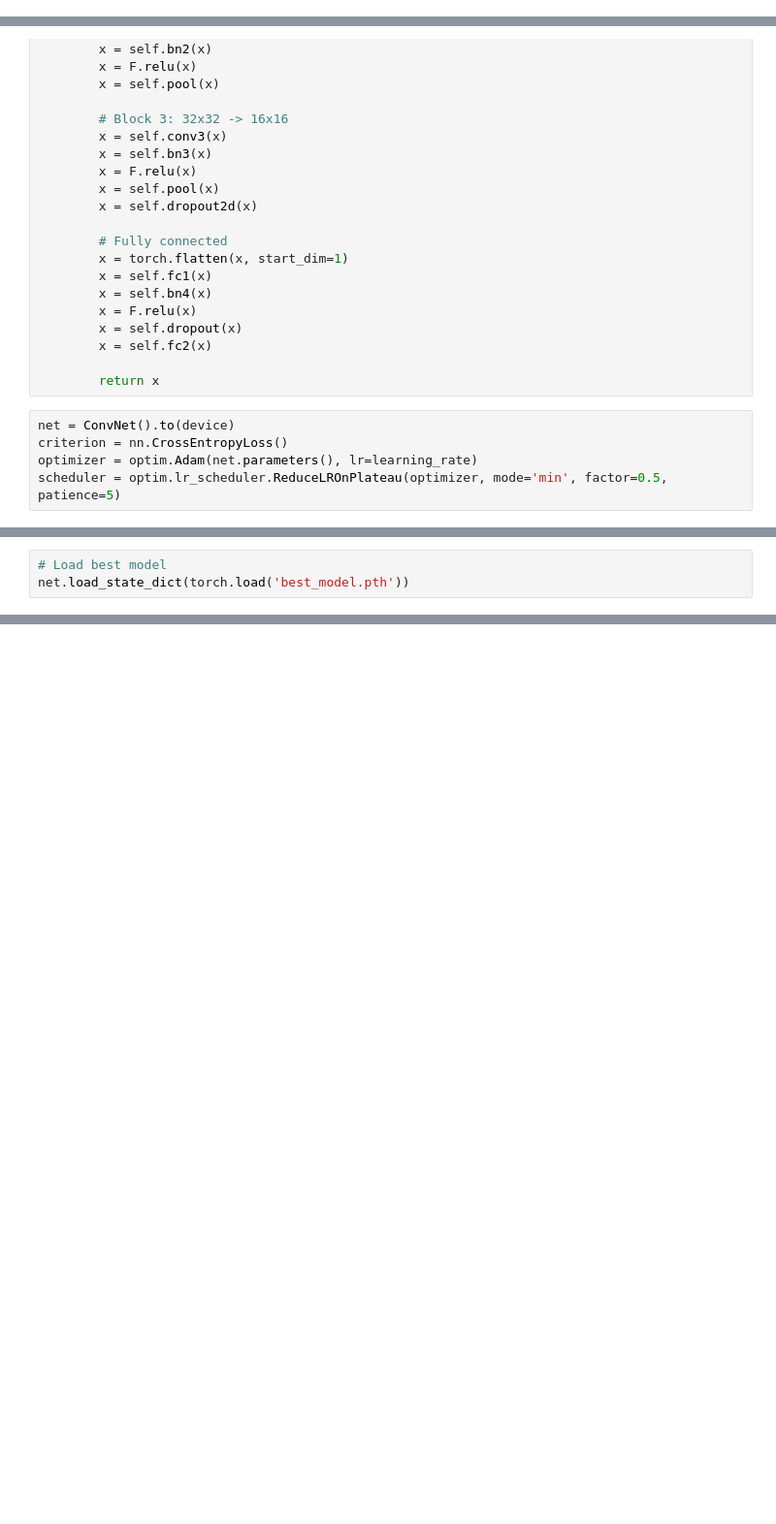
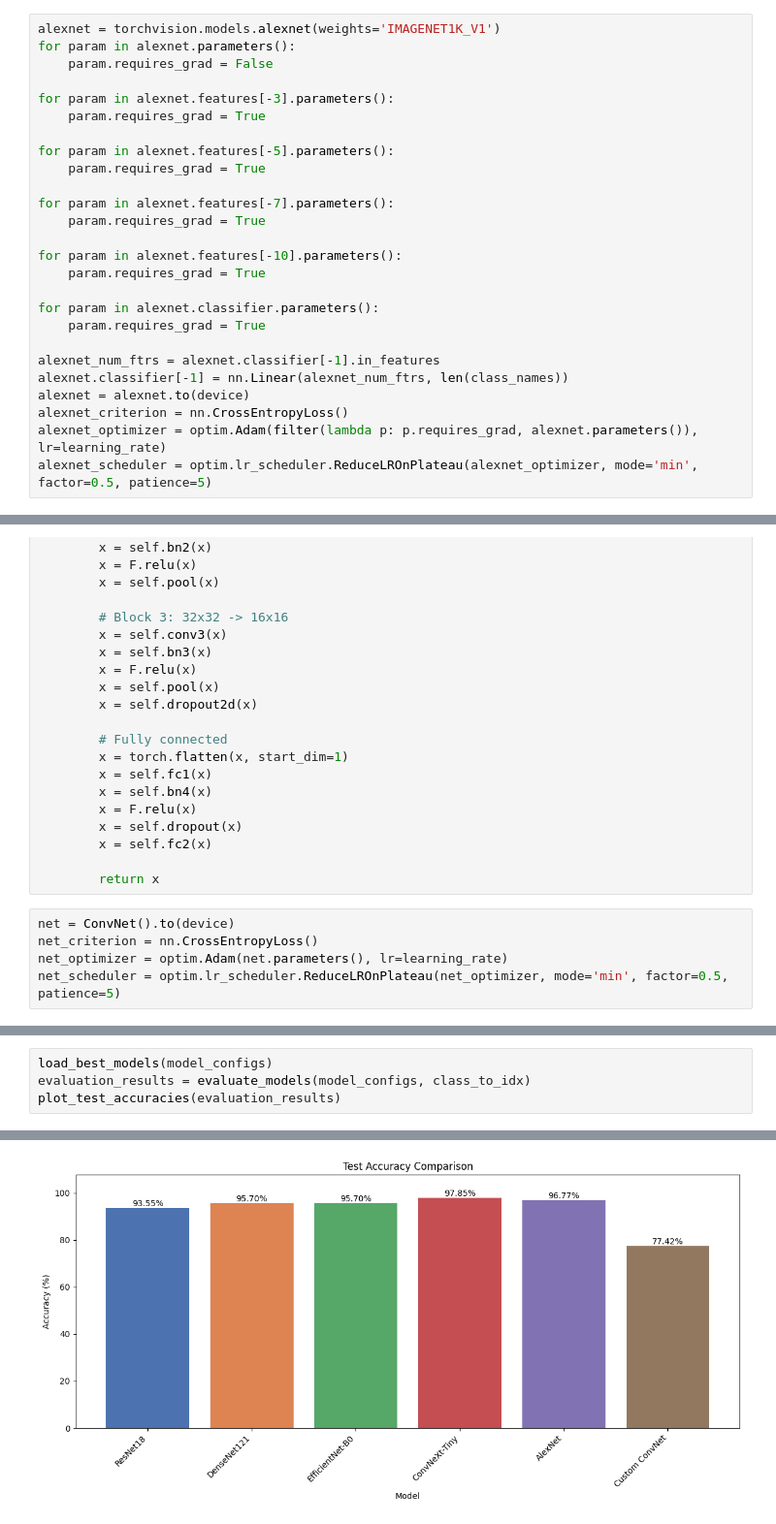
Before and after one commit to JopaXd/ecg-classification, a Jupyter notebook: training.ipynb, the cells around one changed output, grey strips where cells are left out. Shown at 97% size. Saved outputs shown, nothing was run; the diff lists cells and outputs as text; blank space fills up the shorter version.

Commit message:
Added display of all models of performances, made the code more modular.

```diff
--- a/training.ipynb
+++ b/training.ipynb
@@ -986,0 +271,26 @@ plt.show()
+# %%
+alexnet = torchvision.models.alexnet(weights='IMAGENET1K_V1')
+for param in alexnet.parameters():
+    param.requires_grad = False
+
+for param in alexnet.features[-3].parameters():
+    param.requires_grad = True
+
+for param in alexnet.features[-5].parameters():
+    param.requires_grad = True
+
+for param in alexnet.features[-7].parameters():
+    param.requires_grad = True
+
+for param in alexnet.features[-10].parameters():
+    param.requires_grad = True
+
+for param in alexnet.classifier.parameters():
+    param.requires_grad = True
+
+alexnet_num_ftrs = alexnet.classifier[-1].in_features
+alexnet.classifier[-1] = nn.Linear(alexnet_num_ftrs, len(class_names))
+alexnet = alexnet.to(device)
+alexnet_criterion = nn.CrossEntropyLoss()
+alexnet_optimizer = optim.Adam(filter(lambda p: p.requires_grad, alexnet.parameters()), lr=learning_rate)
+alexnet_scheduler = optim.lr_scheduler.ReduceLROnPlateau(alexnet_optimizer, mode='min', factor=0.5, patience=5)
@@ -1040,6 +352,6 @@ class ConvNet(nn.Module):
         return x
 # %%
 net = ConvNet().to(device)
-criterion = nn.CrossEntropyLoss()
-optimizer = optim.Adam(net.parameters(), lr=learning_rate)
-scheduler = optim.lr_scheduler.ReduceLROnPlateau(optimizer, mode='min', factor=0.5, patience=5)
+net_criterion = nn.CrossEntropyLoss()
+net_optimizer = optim.Adam(net.parameters(), lr=learning_rate)
+net_scheduler = optim.lr_scheduler.ReduceLROnPlateau(net_optimizer, mode='min', factor=0.5, patience=5)
@@ -1142,3 +505,0 @@ plt.show()
-# %%
-# Load best model
-net.load_state_dict(torch.load('best_model.pth'))
@@ -1182,0 +676,5 @@ plt.show()
+# %%
+load_best_models(model_configs)
+evaluation_results = evaluate_models(model_configs, class_to_idx)
+plot_test_accuracies(evaluation_results)
+# %% [output]
@@ -1182,0 +687 @@ plt.show()
+[figure, added]
```
Also changed, not shown: parts of 69 cells of this notebook, 2 other files.
